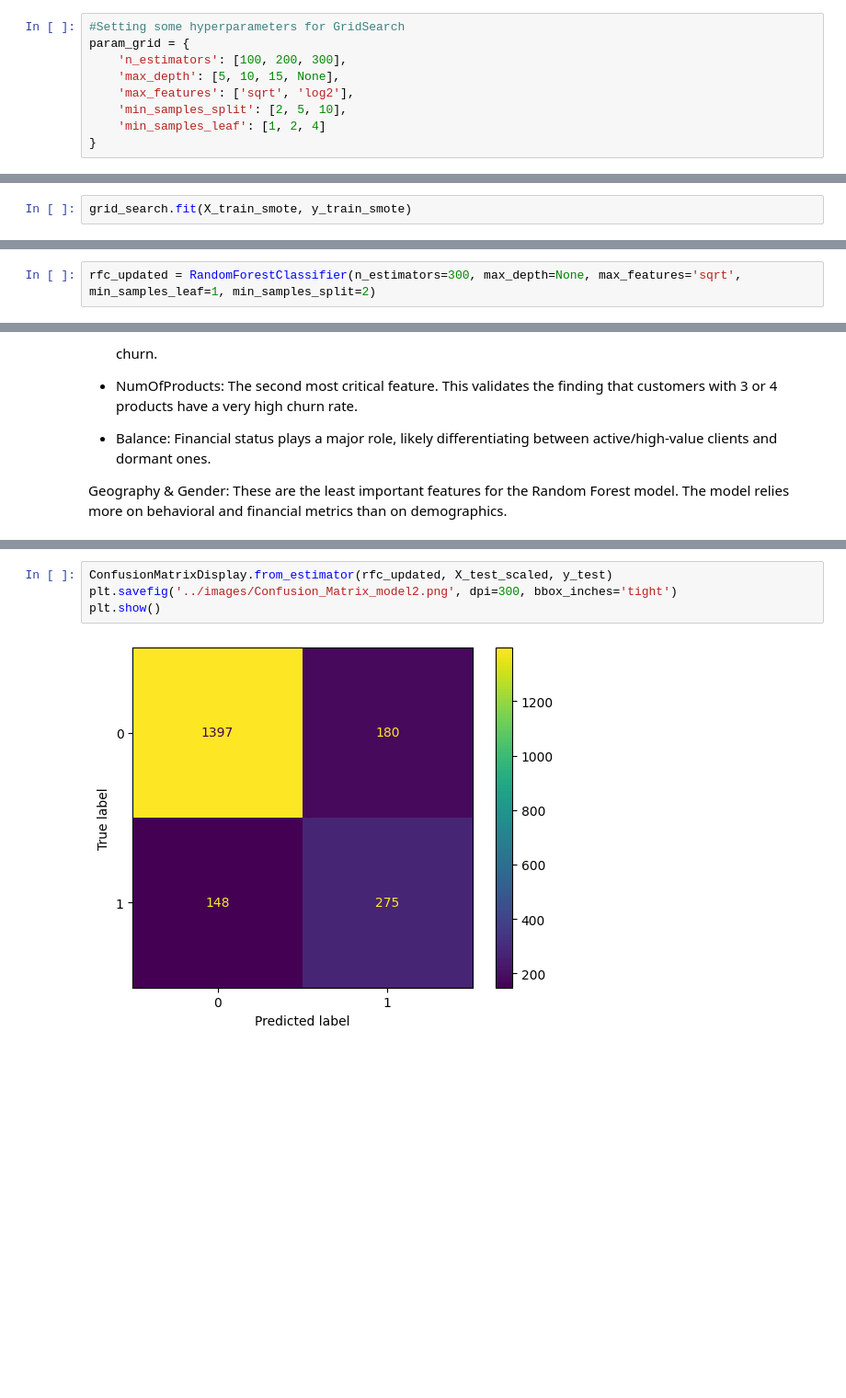
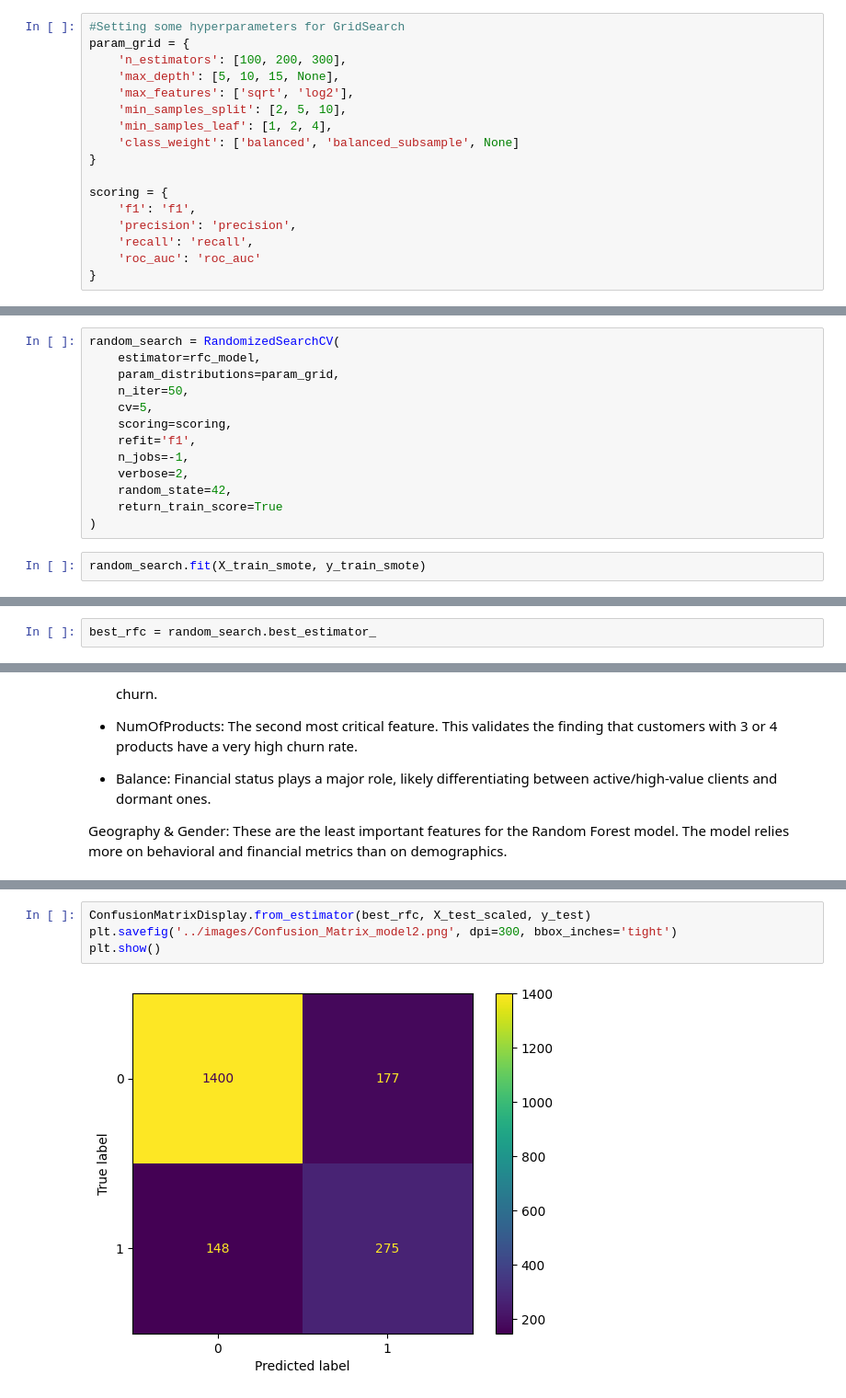
Before and after one commit to Przemsonn05/Bank-Churn-Prediction, a Jupyter notebook: notebooks/Bank churn predictions.ipynb, the cells around one changed output, grey strips where cells are left out. Shown: that part at 92% size. Drawn from its saved outputs; the diff is of its cells as text; blank space fills up the shorter version.

```diff
--- a/notebooks/Bank churn predictions.ipynb
+++ b/notebooks/Bank churn predictions.ipynb
@@ -495,8 +537,16 @@ param_grid = {
     'max_depth': [5, 10, 15, None],
     'max_features': ['sqrt', 'log2'],
     'min_samples_split': [2, 5, 10],
-    'min_samples_leaf': [1, 2, 4]
+    'min_samples_leaf': [1, 2, 4],
+    'class_weight': ['balanced', 'balanced_subsample', None]
 }
+
+scoring = {
+    'f1': 'f1',
+    'precision': 'precision',
+    'recall': 'recall',
+    'roc_auc': 'roc_auc'
+}
 # %%
 #Using Random Forest Classifier
 rfc_model = RandomForestClassifier(random_state=42)
@@ -507,3 +553,16 @@ grid_search = GridSearchCV(rfc_model, param_grid, cv=3, scoring='f1', n_jobs=-1)
+# %%
+random_search = RandomizedSearchCV(
+    estimator=rfc_model,
+    param_distributions=param_grid,
+    n_iter=50,
+    cv=5,
+    scoring=scoring,
+    refit='f1',
+    n_jobs=-1,
+    verbose=2,
+    random_state=42,
+    return_train_score=True
+)
 # %%
-grid_search.fit(X_train_smote, y_train_smote)
+random_search.fit(X_train_smote, y_train_smote)
 # %% [output]
@@ -526,2 +594,2 @@ grid_search.best_params_
 # %%
-rfc_updated = RandomForestClassifier(n_estimators=300, max_depth=None, max_features='sqrt', min_samples_leaf=1, min_samples_split=2)
+best_rfc = random_search.best_estimator_
@@ -587,9 +650,9 @@ ROC-AUC Score: 0.8729
 # %%
-ConfusionMatrixDisplay.from_estimator(rfc_updated, X_test_scaled, y_test)
+ConfusionMatrixDisplay.from_estimator(best_rfc, X_test_scaled, y_test)
 plt.savefig('../images/Confusion_Matrix_model2.png', dpi=300, bbox_inches='tight')
 plt.show()
 # %% [output]
-[figure, old version]
+[figure, new version]
 # %% [markdown]
 The final model prioritizes a balance between profitability and risk detection. Unlike the aggressive baseline, it significantly reduces False Positives, preventing resource wastage on loyal clients.
 
```
Also changed, not shown: parts of 51 cells of this notebook, 9 other files.
